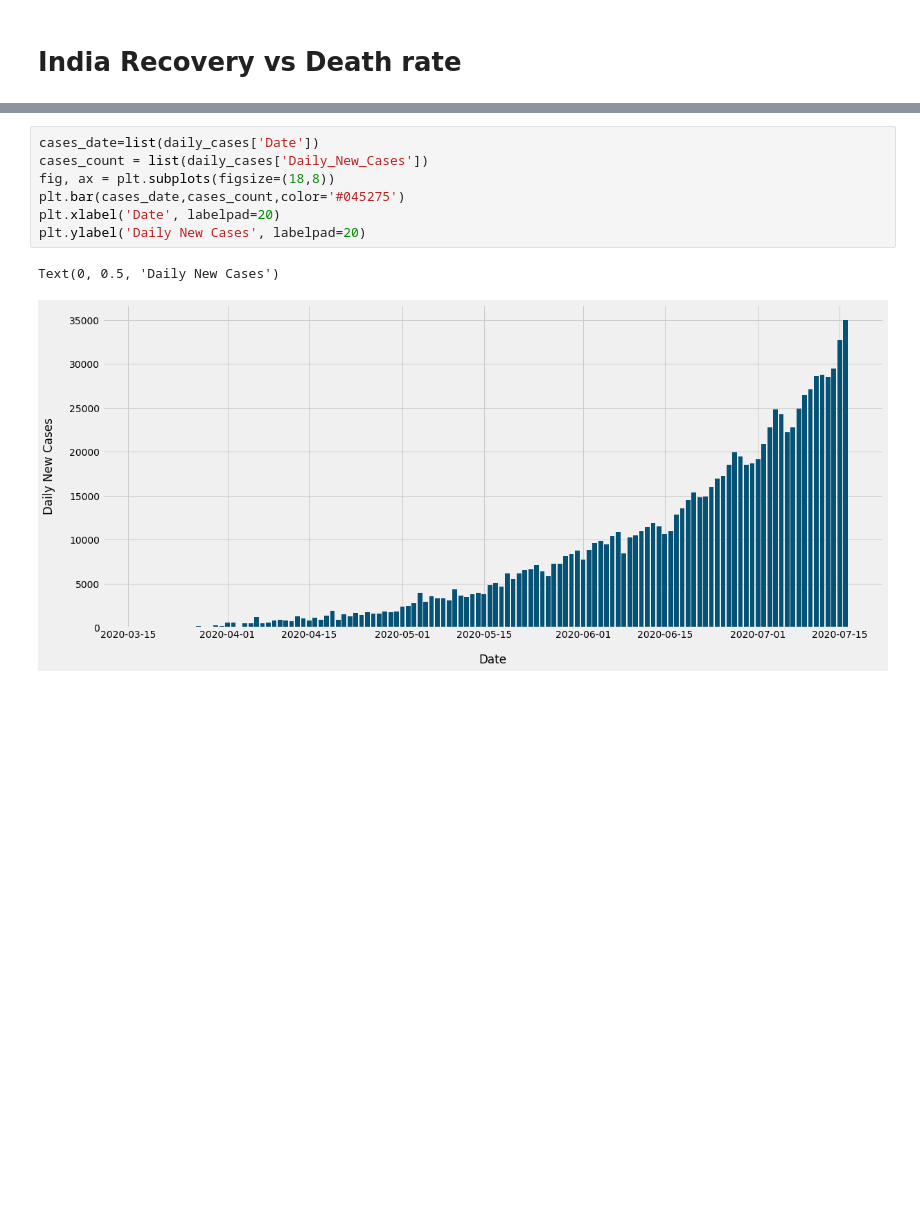
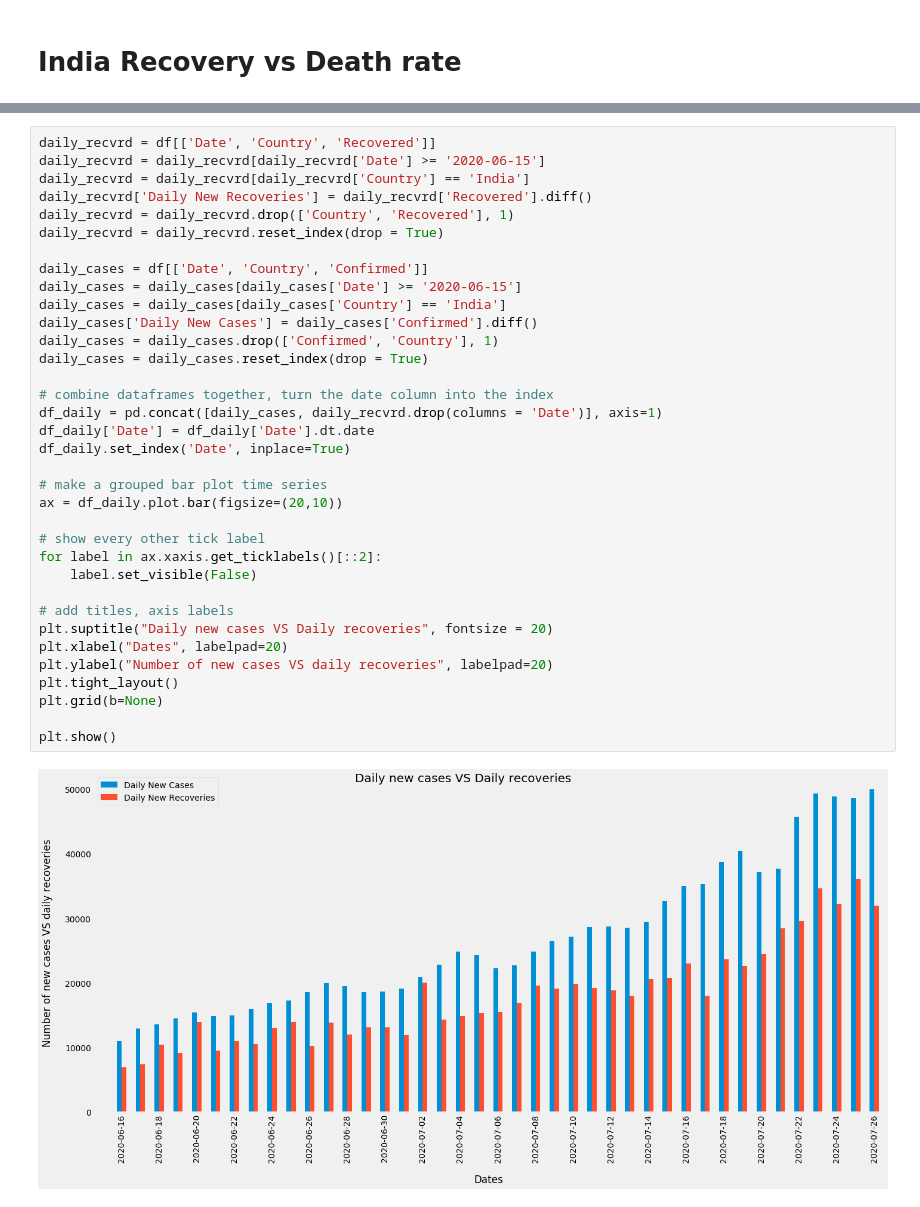
Before and after one commit to rohitkadam28/Covid-19, a Jupyter notebook: Covid-19.ipynb, the cells around one changed output, grey strips where cells are left out. Cells and saved outputs as stored; diff of their text form; blank space fills up the shorter version.

```diff
--- a/Covid-19.ipynb
+++ b/Covid-19.ipynb
@@ -85,10 +89,37 @@ daily_cases['Daily_New_Cases'] = daily_cases['Confirmed'].diff()
-# %%
-cases_date=list(daily_cases['Date'])
-cases_count = list(daily_cases['Daily_New_Cases'])
-fig, ax = plt.subplots(figsize=(18,8))
-plt.bar(cases_date,cases_count,color='#045275')
-plt.xlabel('Date', labelpad=20)
-plt.ylabel('Daily New Cases', labelpad=20)
-# %% [output]
-Text(0, 0.5, 'Daily New Cases')
-[figure, removed]
+# %%
+daily_recvrd = df[['Date', 'Country', 'Recovered']]
+daily_recvrd = daily_recvrd[daily_recvrd['Date'] >= '2020-06-15']
+daily_recvrd = daily_recvrd[daily_recvrd['Country'] == 'India']
+daily_recvrd['Daily New Recoveries'] = daily_recvrd['Recovered'].diff()
+daily_recvrd = daily_recvrd.drop(['Country', 'Recovered'], 1)
+daily_recvrd = daily_recvrd.reset_index(drop = True)
+
+daily_cases = df[['Date', 'Country', 'Confirmed']]
+daily_cases = daily_cases[daily_cases['Date'] >= '2020-06-15']
+daily_cases = daily_cases[daily_cases['Country'] == 'India']
+daily_cases['Daily New Cases'] = daily_cases['Confirmed'].diff()
+daily_cases = daily_cases.drop(['Confirmed', 'Country'], 1)
+daily_cases = daily_cases.reset_index(drop = True)
+
+# combine dataframes together, turn the date column into the index
+df_daily = pd.concat([daily_cases, daily_recvrd.drop(columns = 'Date')], axis=1)
+df_daily['Date'] = df_daily['Date'].dt.date
+df_daily.set_index('Date', inplace=True)
+
+# make a grouped bar plot time series
+ax = df_daily.plot.bar(figsize=(20,10))
+
+# show every other tick label
+for label in ax.xaxis.get_ticklabels()[::2]:
+    label.set_visible(False)
+
+# add titles, axis labels
+plt.suptitle("Daily new cases VS Daily recoveries", fontsize = 20)
+plt.xlabel("Dates", labelpad=20)
+plt.ylabel("Number of new cases VS daily recoveries", labelpad=20)
+plt.tight_layout()
+plt.grid(b=None)
+
+plt.show()
+# %% [output]
+[figure, added]
```
Also changed, not shown: parts of 16 cells of this notebook.
